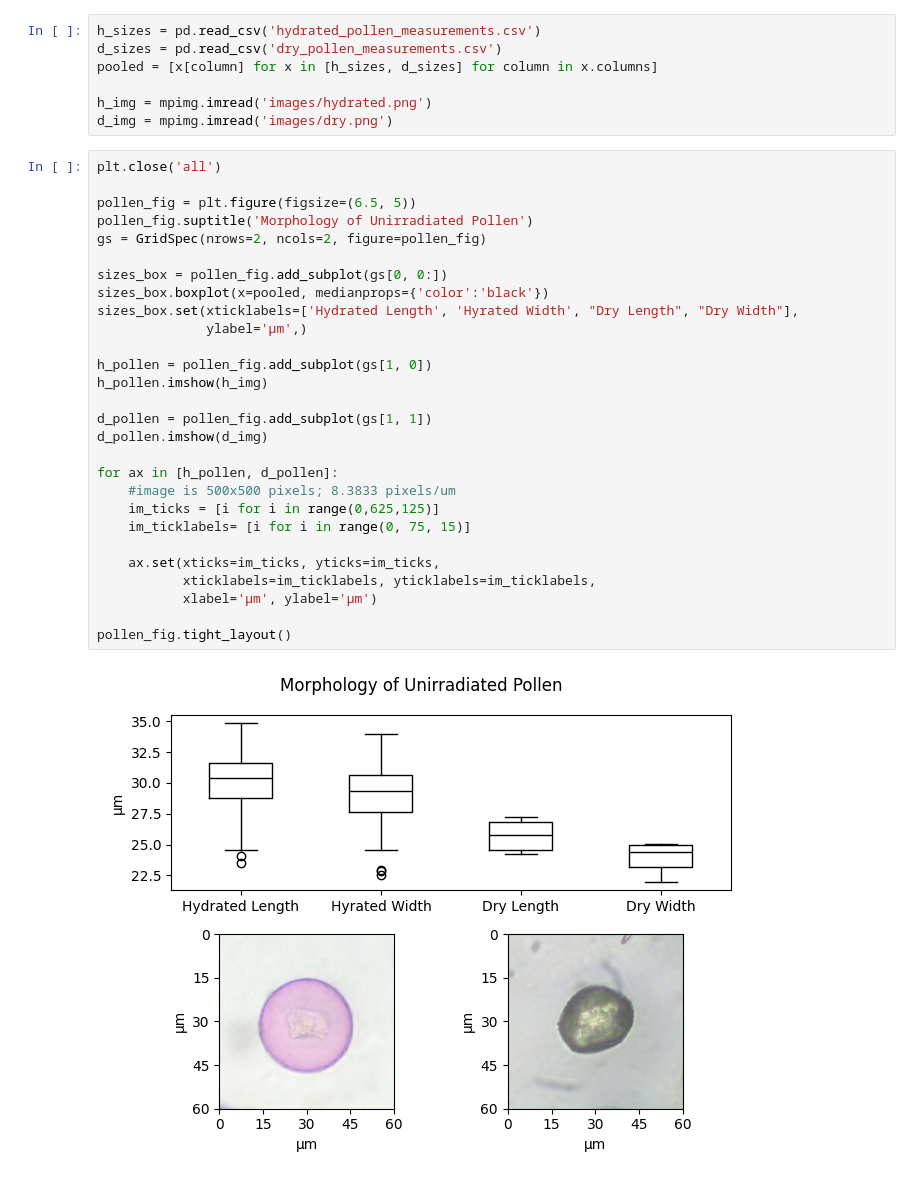
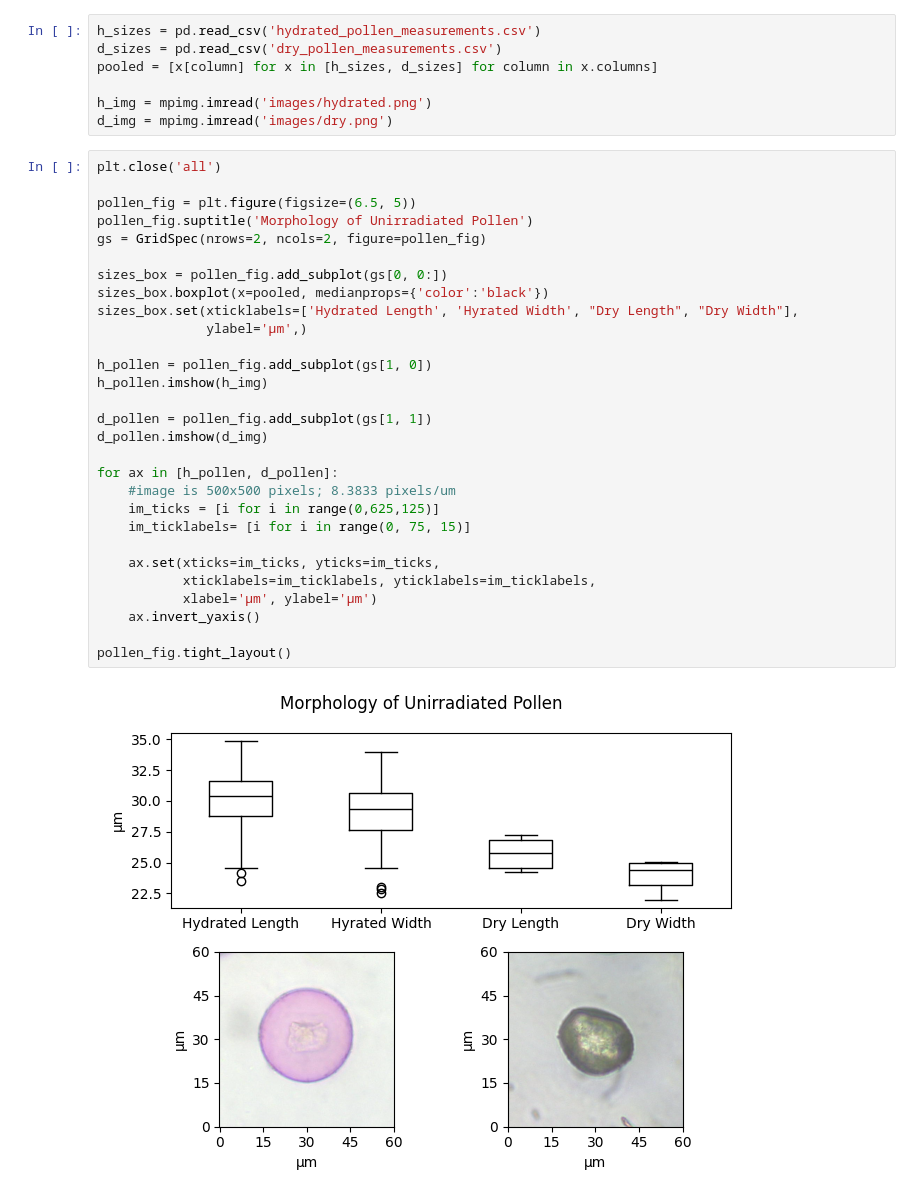
Before and after one commit to akaeii/c-semp_pollen_e-beam, a Jupyter notebook: pollen_morphology/pollen_morphology.ipynb, the cells around one changed output. Saved outputs shown, nothing was run; the diff lists cells and outputs as text.

Commit message:
Inverted y-axis of image subplots.

```diff
--- a/pollen_morphology/pollen_morphology.ipynb
+++ b/pollen_morphology/pollen_morphology.ipynb
@@ -14,30 +14,31 @@ d_img = mpimg.imread('images/dry.png')
 # %%
 plt.close('all')
 
 pollen_fig = plt.figure(figsize=(6.5, 5))
 pollen_fig.suptitle('Morphology of Unirradiated Pollen')
 gs = GridSpec(nrows=2, ncols=2, figure=pollen_fig)
 
 sizes_box = pollen_fig.add_subplot(gs[0, 0:])
 sizes_box.boxplot(x=pooled, medianprops={'color':'black'})
 sizes_box.set(xticklabels=['Hydrated Length', 'Hyrated Width', "Dry Length", "Dry Width"],
               ylabel='µm',)
 
 h_pollen = pollen_fig.add_subplot(gs[1, 0])
 h_pollen.imshow(h_img)
 
 d_pollen = pollen_fig.add_subplot(gs[1, 1])
 d_pollen.imshow(d_img)
 
 for ax in [h_pollen, d_pollen]:
     #image is 500x500 pixels; 8.3833 pixels/um
     im_ticks = [i for i in range(0,625,125)]
     im_ticklabels= [i for i in range(0, 75, 15)]
 
     ax.set(xticks=im_ticks, yticks=im_ticks,
            xticklabels=im_ticklabels, yticklabels=im_ticklabels,
            xlabel='µm', ylabel='µm')
+    ax.invert_yaxis()
 
 pollen_fig.tight_layout()
 # %% [output]
-[figure, old version]
+[figure, new version]
```
